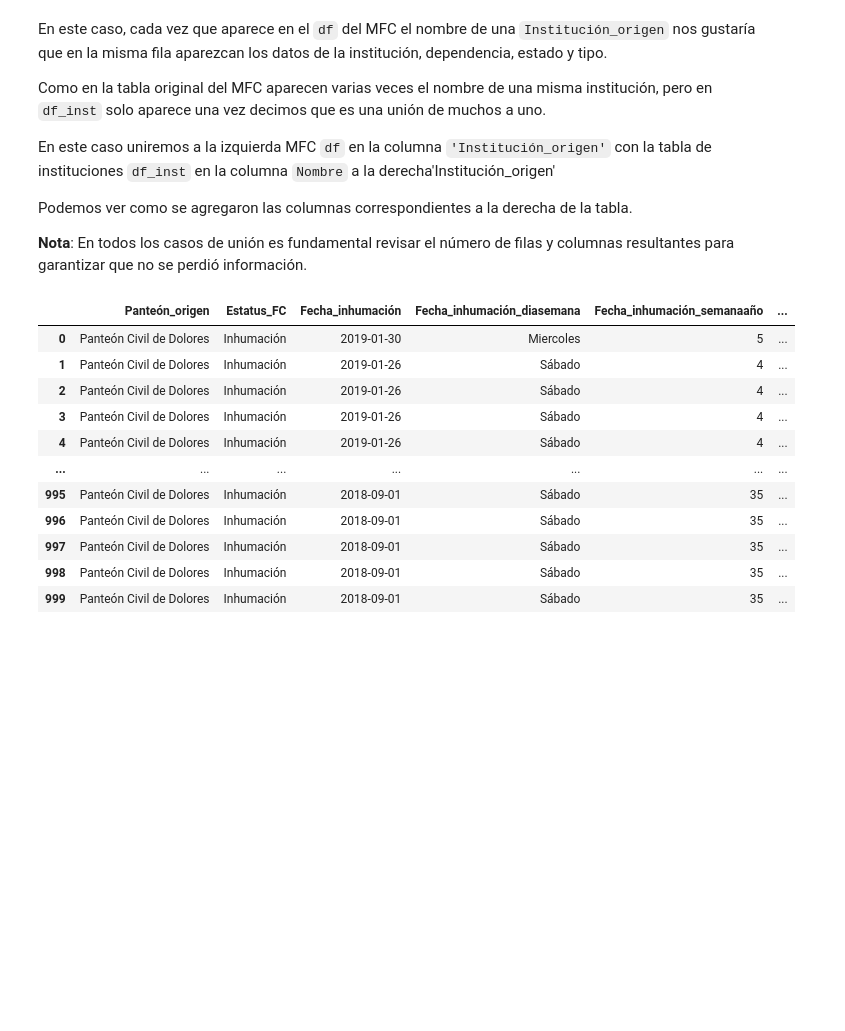
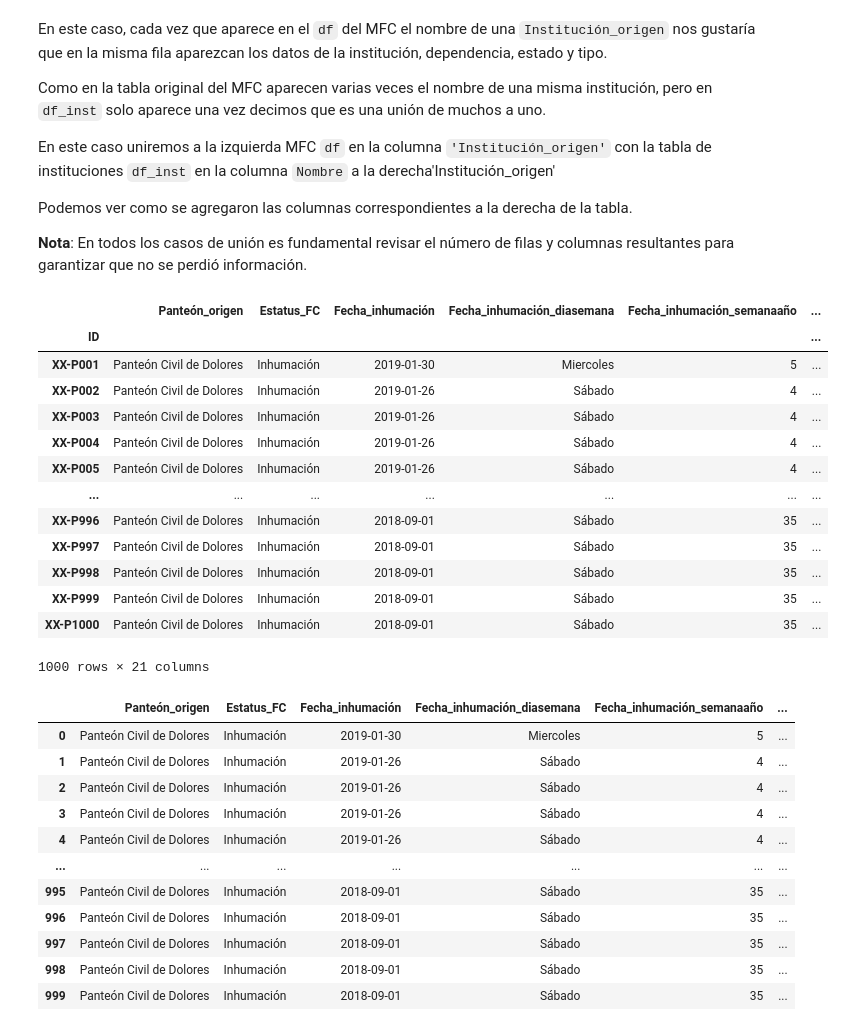
Before and after one commit to mar-esther23/CursoPandas2023, a Jupyter notebook: CP6-Analisis.ipynb, the cells around one changed output. Saved outputs shown, nothing was run; the diff lists cells and outputs as text; code cells hidden in the pictures; blank space fills up the shorter version.

```diff
--- a/CP6-Analisis.ipynb
+++ b/CP6-Analisis.ipynb
@@ -781,6 +806,23 @@ En este caso uniremos a la izquierda MFC `df` en la columna `'Institución_orige
 Podemos ver como se agregaron las columnas correspondientes a la derecha de la tabla.
 
 **Nota**: En todos los casos de unión es fundamental revisar el número de filas y columnas resultantes para garantizar que no se perdió información.
+# %%
+df
+# %% [output]
+|  | Panteón_origen | Estatus_FC | Fecha_inhumación | Fecha_inhumación_diasemana | Fecha_inhumación_semanaaño | ... |
+| ID |  |  |  |  |  | ... |
+| XX-P001 | Panteón Civil de Dolores | Inhumación | 2019-01-30 | Miercoles | 5 | ... |
+| XX-P002 | Panteón Civil de Dolores | Inhumación | 2019-01-26 | Sábado | 4 | ... |
+| XX-P003 | Panteón Civil de Dolores | Inhumación | 2019-01-26 | Sábado | 4 | ... |
+| XX-P004 | Panteón Civil de Dolores | Inhumación | 2019-01-26 | Sábado | 4 | ... |
+| XX-P005 | Panteón Civil de Dolores | Inhumación | 2019-01-26 | Sábado | 4 | ... |
+| ... | ... | ... | ... | ... | ... | ... |
+| XX-P996 | Panteón Civil de Dolores | Inhumación | 2018-09-01 | Sábado | 35 | ... |
+| XX-P997 | Panteón Civil de Dolores | Inhumación | 2018-09-01 | Sábado | 35 | ... |
+| XX-P998 | Panteón Civil de Dolores | Inhumación | 2018-09-01 | Sábado | 35 | ... |
+| XX-P999 | Panteón Civil de Dolores | Inhumación | 2018-09-01 | Sábado | 35 | ... |
+| XX-P1000 | Panteón Civil de Dolores | Inhumación | 2018-09-01 | Sábado | 35 | ... |
+1000 rows × 21 columns
 # %%
 df.merge(df_inst, how='left', left_on='Institución_origen', right_on='Nombre')
 # %% [output]
```
Also changed, not shown: parts of 10 cells of this notebook.
